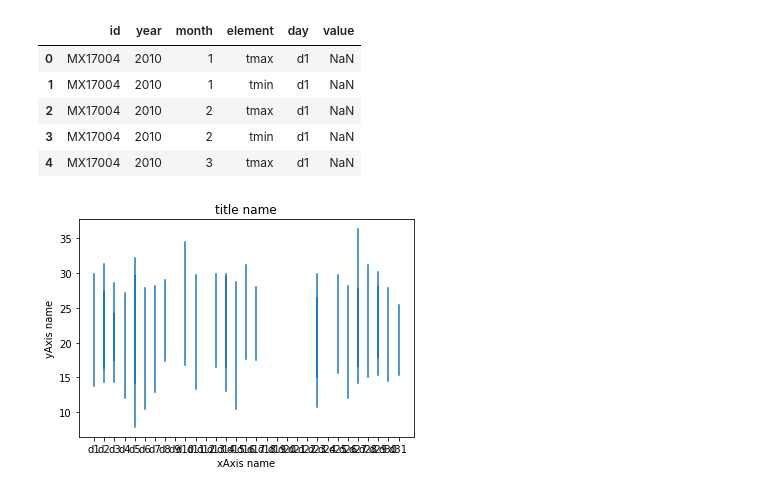
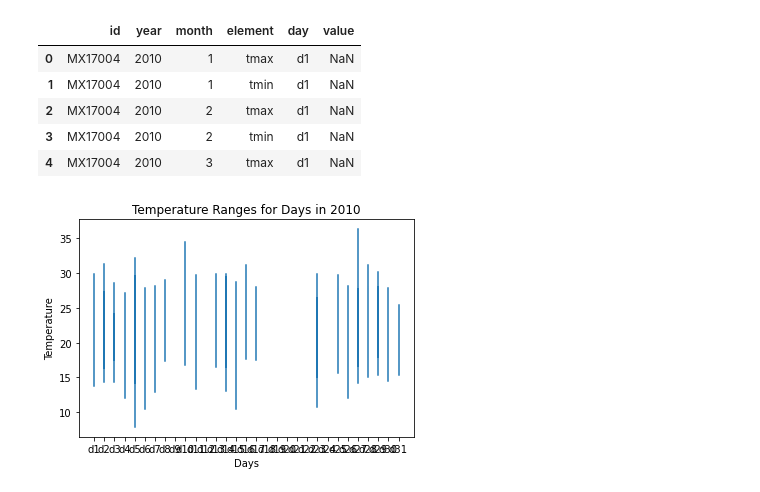
Before and after one commit to BraedenWright/classification-exercises, a Jupyter notebook: tidy_data.ipynb, the cells around one changed output. Cells and saved outputs as stored; diff of their text form; code cells hidden in the pictures.

```diff
--- a/tidy_data.ipynb
+++ b/tidy_data.ipynb
@@ -247,12 +247,12 @@ weather_melt.head()
 | 3 | MX17004 | 2010 | 2 | tmin | d1 | NaN |
 | 4 | MX17004 | 2010 | 3 | tmax | d1 | NaN |
 # %%
-
+# graph of our tidy dataframe
 
 plt.plot(weather_melt.day, weather_melt.value)
-plt.title('T')
-plt.xlabel('xAxis name')
-plt.ylabel('yAxis name')
+plt.title('Temperature Ranges for Days in 2010')
+plt.xlabel('Days')
+plt.ylabel('Temperature')
 plt.show()
 # %% [output]
-[figure, old version]
+[figure, new version]
```
